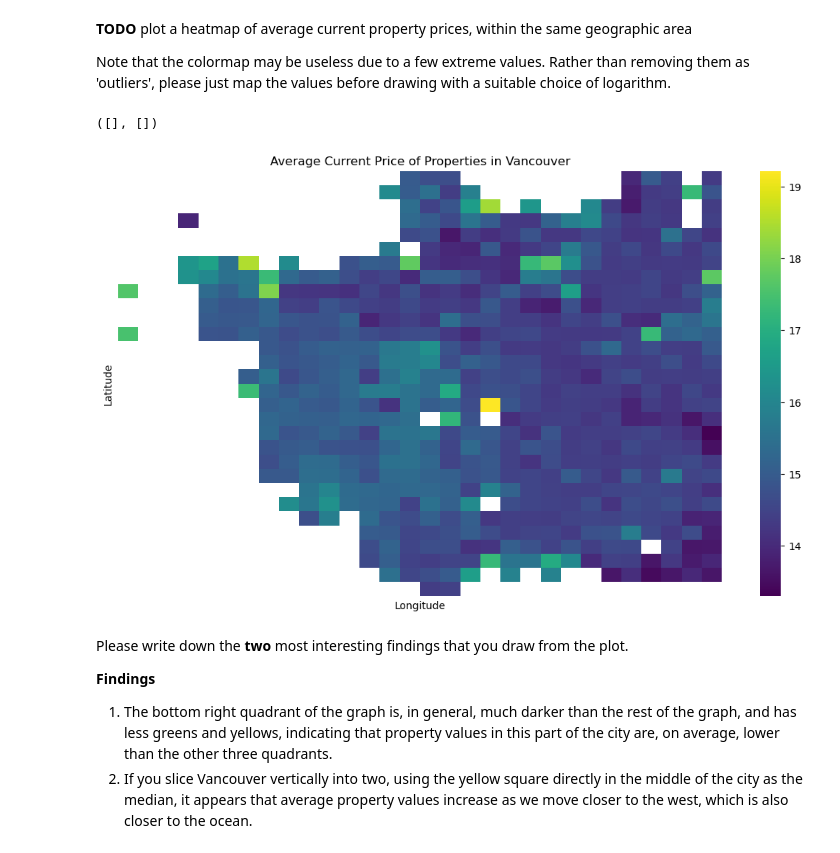
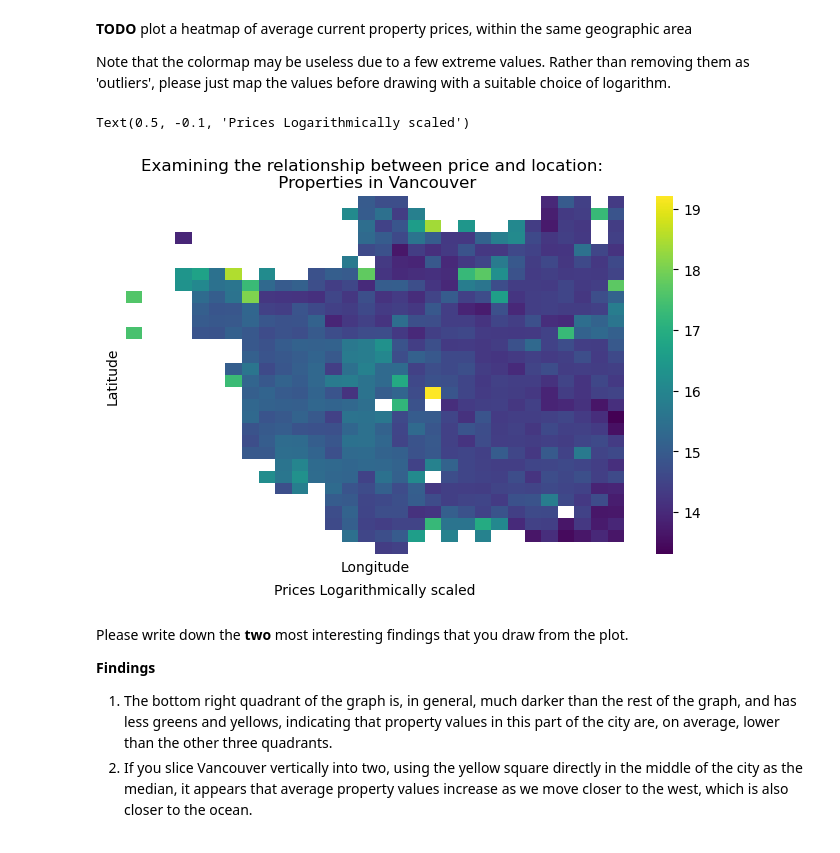
Before and after one commit to MichaelKuby/CMPT733_DataScience, a Jupyter notebook: A4/A4.ipynb, the cells around one changed output. Saved outputs shown, nothing was run; the diff lists cells and outputs as text; code cells hidden in the pictures.

```diff
--- a/A4/A4.ipynb
+++ b/A4/A4.ipynb
@@ -426,25 +426,28 @@ Note that the colormap may be useless due to a few extreme values. Rather than r
 # %%
 field = 'CURRENT_PRICE'
 
-with plt.rc_context({'figure.figsize': (12,8)}):
+with plt.rc_context({'figure.figsize': (8,6)}):
     # TODO -- write your code here ---
     # Create a heatmap of the average current price of properties in Vancouver
     # using the longitude and latitude
     means = heatmap_bins(dfgeo_van, ['LONG','LAT'])
 
     # Use a logarithmic transformation to make the graph more meaningful
     log_transform = np.log1p(means[field])
 
     sns.heatmap(log_transform, cmap='viridis')
-    plt.title('Average Current Price of Properties in Vancouver')
+    plt.title('Examining the relationship between price and location: \n Properties in Vancouver')
     plt.xlabel('Longitude')
     plt.ylabel('Latitude')
     plt.tight_layout()
 plt.xticks([], [])
 plt.yticks([], [])
+
+# Make a note on the bottom of the figure that the scale is logarithmically transformed
+plt.text(0.5, -0.1, 'Note: Prices Logarithmically scaled', horizontalalignment='center', verticalalignment='center', transform=plt.gca().transAxes)
 # %% [output]
-([], [])
+Text(0.5, -0.1, 'Prices Logarithmically scaled')
-[figure, old version]
+[figure, new version]
 # %% [markdown]
 Please write down the **two** most interesting findings that you draw from the plot.
 
```
Also changed, not shown: parts of 7 cells of this notebook, 49 other files.
